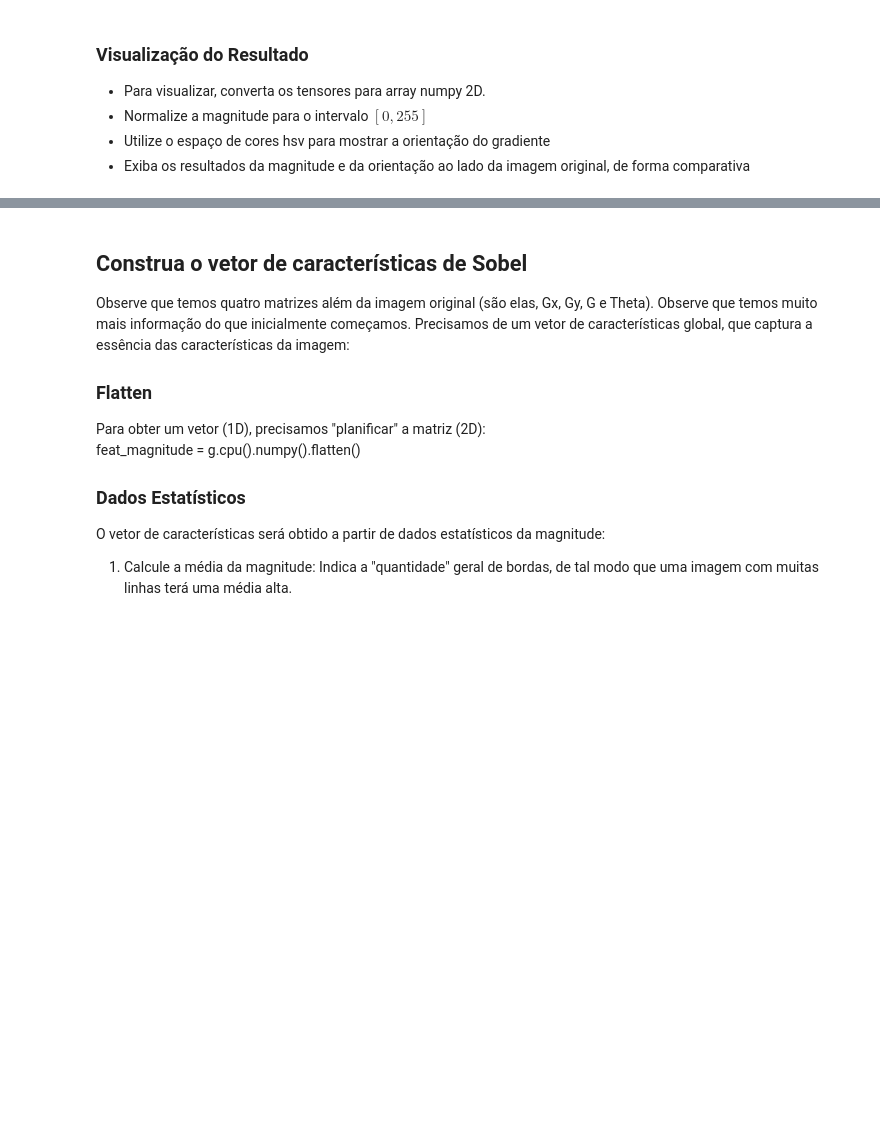
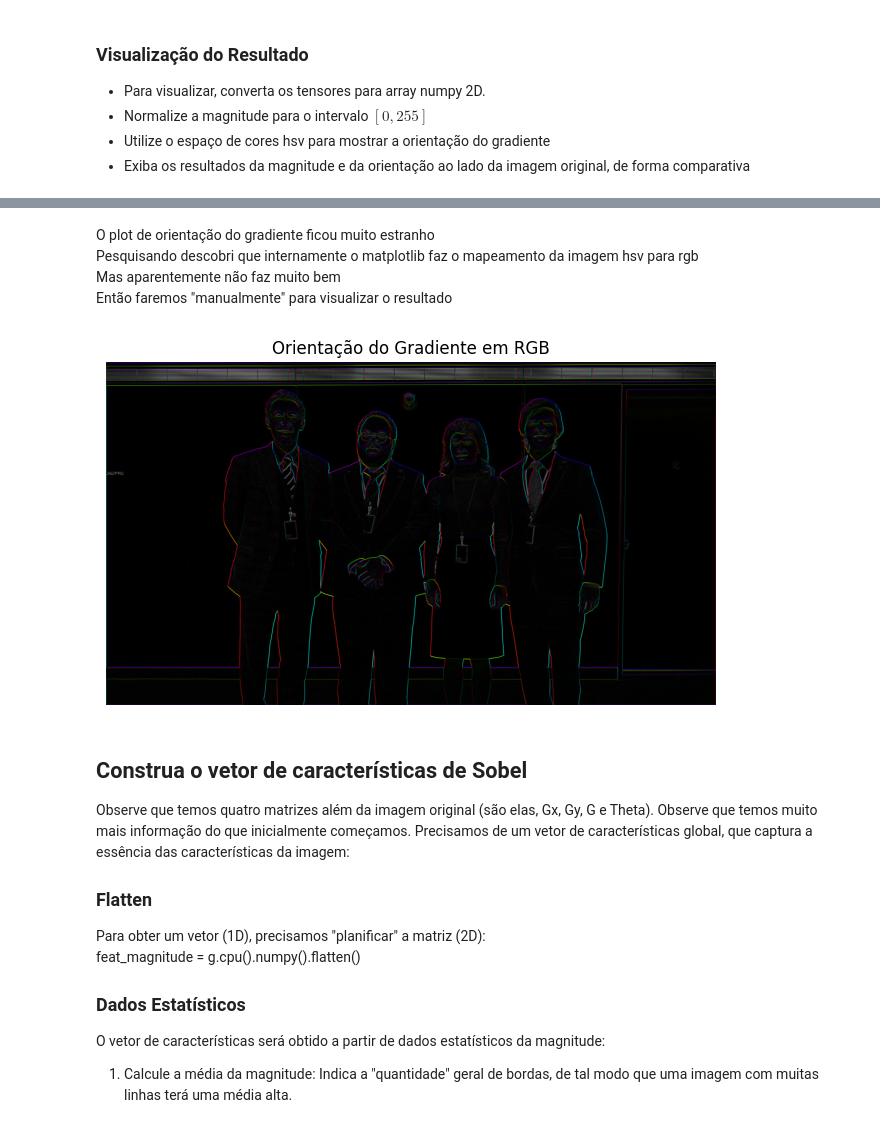
Before and after one commit to izabellacatrinck/Filtro-Sobel, a Jupyter notebook: Topicos1-2026.1-Tarefa1.ipynb, the cells around one changed output, grey strips where cells are left out. Cells and saved outputs as stored; diff of their text form; code cells hidden in the pictures; blank space fills up the shorter version.

```diff
--- a/Topicos1-2026.1-Tarefa1.ipynb
+++ b/Topicos1-2026.1-Tarefa1.ipynb
@@ -257,3 +354,30 @@ Use a função torch.atan2 e converta para graus, multiplicando por $180/\pi$
+# %% [markdown]
+O plot de orientação do gradiente ficou muito estranho\
+Pesquisando descobri que internamente o matplotlib faz o mapeamento da imagem hsv para rgb\
+Mas aparentemente não faz muito bem\
+Então faremos "manualmente" para visualizar o resultado
+# %%
+# theta está em [-180, 180], normaliza para [0, 1] (canal H do HSV)
+H_channel = (theta_np + 180) / 360.0
+
+# saturação máxima
+S_channel = np.ones_like(H_channel)
+
+# magnitude normalizada [0, 1] como brilho
+V_channel = G_np / G_np.max()
+
+# empilha os 3 canais
+hsv_img = np.stack([H_channel, S_channel, V_channel], axis=-1)
+
+# transforma para rgb
+rgb_img = mcolors.hsv_to_rgb(hsv_img)
+# %%
+plt.imshow(rgb_img)
+plt.title("Orientação do Gradiente em RGB")
+plt.axis("off")
+plt.tight_layout()
+# %% [output]
+[figure, added]
 # %% [markdown]
 ## Construa o vetor de características de Sobel
 
```
Also changed, not shown: parts of 19 cells of this notebook.
